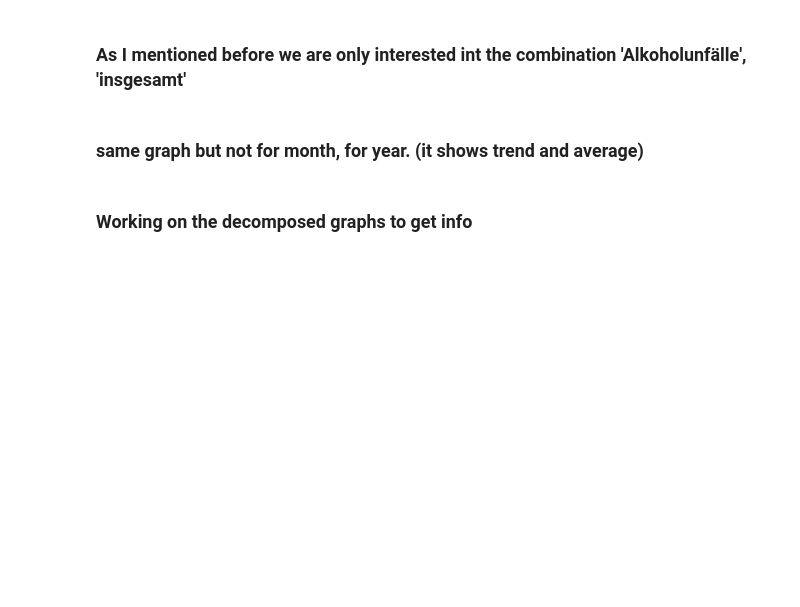
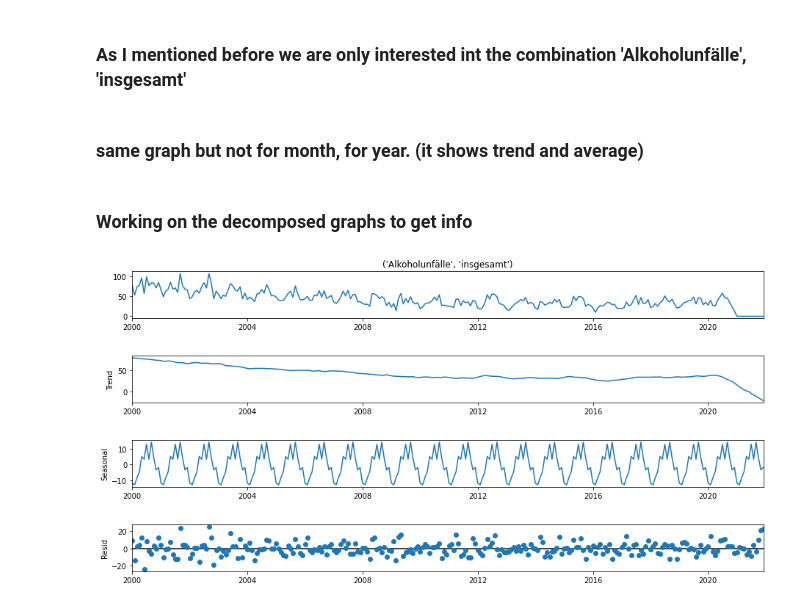
Before and after one commit to yassir28/AIChallenge, a Jupyter notebook: challenge.ipynb, the cells around one changed output. Drawn from its saved outputs; the diff is of its cells as text; code cells hidden in the pictures; blank space fills up the shorter version.

Commit message:
decomposed graphs

```diff
--- a/challenge.ipynb
+++ b/challenge.ipynb
@@ -273,11 +273,12 @@ fig.show()
 # %%
 import statsmodels.api as sm
 import matplotlib.pyplot as plt
 # graphs to show seasonal_decompose
 def seasonal_decompose (y):
     decomposition = sm.tsa.seasonal_decompose(y, model='additive',extrapolate_trend='freq')
     fig = decomposition.plot()
     fig.set_size_inches(14,7)
     plt.show()
-pivot_fffff
-seasonal_decompose(pivot_fffff[('Alkoholunfälle', 'insgesamt')])
+seasonal_decompose(our_pivot_table[('Alkoholunfälle', 'insgesamt')])
+# %% [output]
+[figure, added]
```
Also changed, not shown: parts of 1 cell of this notebook.
